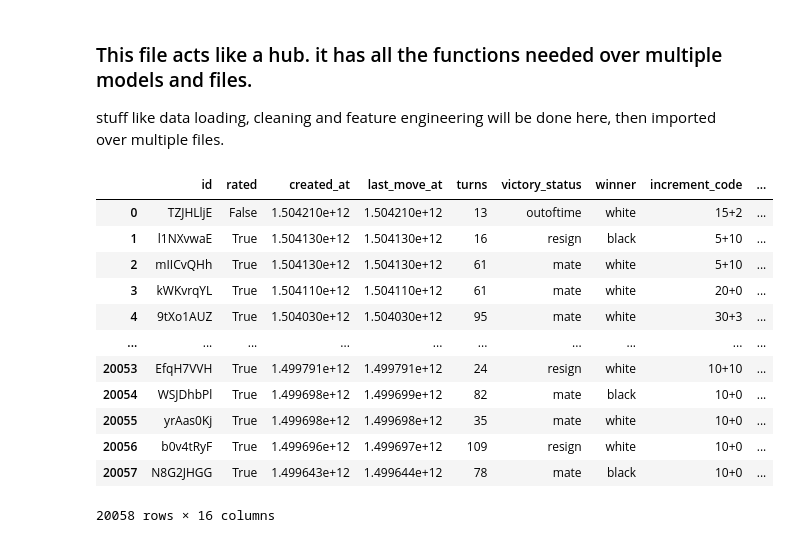
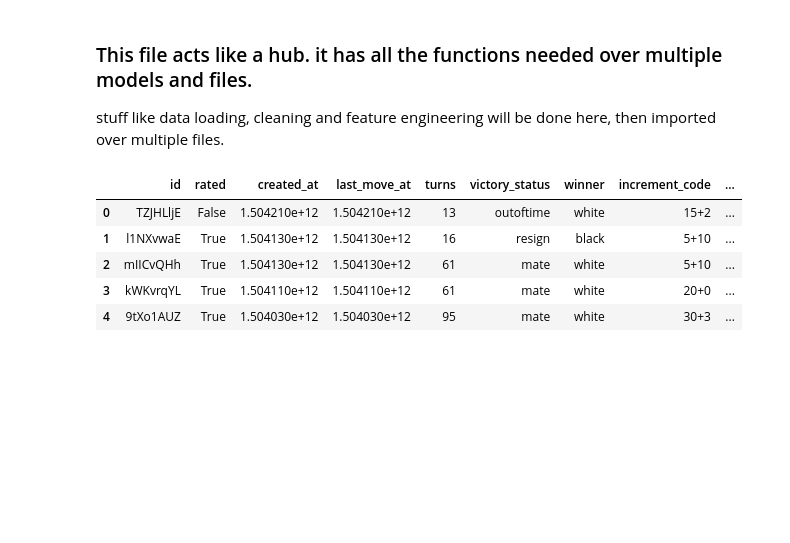
Before and after one commit to TeunDm/Chess_modeling, a Jupyter notebook: Main_code.ipynb, the cells around one changed output. Drawn from its saved outputs; the diff is of its cells as text; code cells hidden in the pictures; blank space fills up the shorter version.

Commit message:
some analysis :)
did some analasys :)

```diff
--- a/Main_code.ipynb
+++ b/Main_code.ipynb
@@ -8,26 +8,18 @@ import category_encoders as ce
 ### This file acts like a hub. it has all the functions needed over multiple models and files.
 stuff like data loading, cleaning and feature engineering will be done here, then imported over multiple files.
 # %%
-#lets start by ofcourse loading the data!
-# the analasys will be done in a seperate file. Check repository for more details.\
 def load_data():
     data = pd.read_csv(r"C:\Users\lopke\Downloads\games.csv")
+    display(data.head())  # Display only the first few rows
     return data
 
-load_data()
+data = load_data()
 # %% [output]
 |  | id | rated | created_at | last_move_at | turns | victory_status | winner | increment_code | ... |
 | 0 | TZJHLljE | False | 1.504210e+12 | 1.504210e+12 | 13 | outoftime | white | 15+2 | ... |
 | 1 | l1NXvwaE | True | 1.504130e+12 | 1.504130e+12 | 16 | resign | black | 5+10 | ... |
 | 2 | mIICvQHh | True | 1.504130e+12 | 1.504130e+12 | 61 | mate | white | 5+10 | ... |
 | 3 | kWKvrqYL | True | 1.504110e+12 | 1.504110e+12 | 61 | mate | white | 20+0 | ... |
 | 4 | 9tXo1AUZ | True | 1.504030e+12 | 1.504030e+12 | 95 | mate | white | 30+3 | ... |
-| ... | ... | ... | ... | ... | ... | ... | ... | ... | ... |
-| 20053 | EfqH7VVH | True | 1.499791e+12 | 1.499791e+12 | 24 | resign | white | 10+10 | ... |
-| 20054 | WSJDhbPl | True | 1.499698e+12 | 1.499699e+12 | 82 | mate | black | 10+0 | ... |
-| 20055 | yrAas0Kj | True | 1.499698e+12 | 1.499698e+12 | 35 | mate | white | 10+0 | ... |
-| 20056 | b0v4tRyF | True | 1.499696e+12 | 1.499697e+12 | 109 | resign | white | 10+0 | ... |
-| 20057 | N8G2JHGG | True | 1.499643e+12 | 1.499644e+12 | 78 | mate | black | 10+0 | ... |
-20058 rows × 16 columns
 # %%
 #a preposessing function to make it numeric and ready for a model is needed.
```
Also changed, not shown: parts of 2 cells of this notebook, 2 other files.
